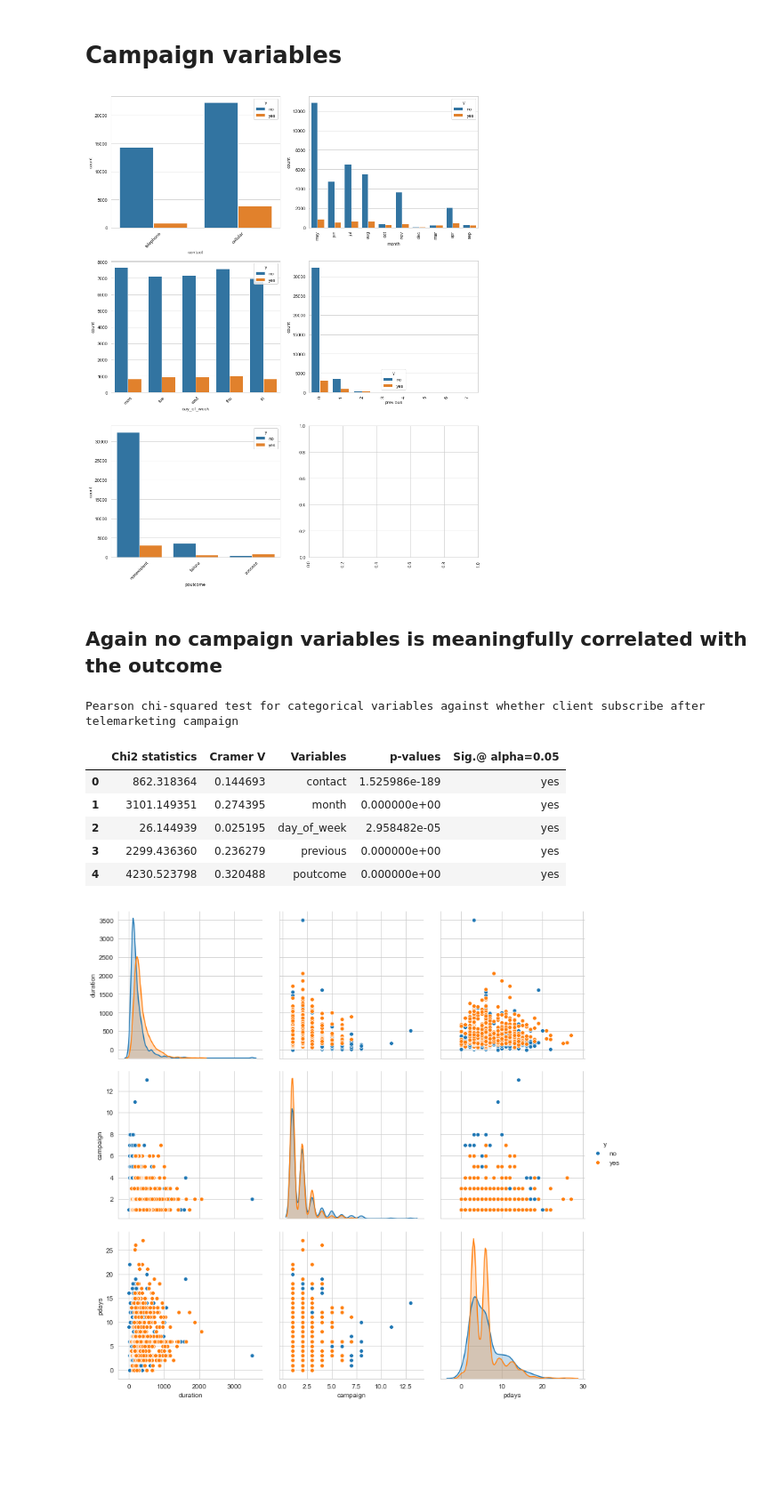
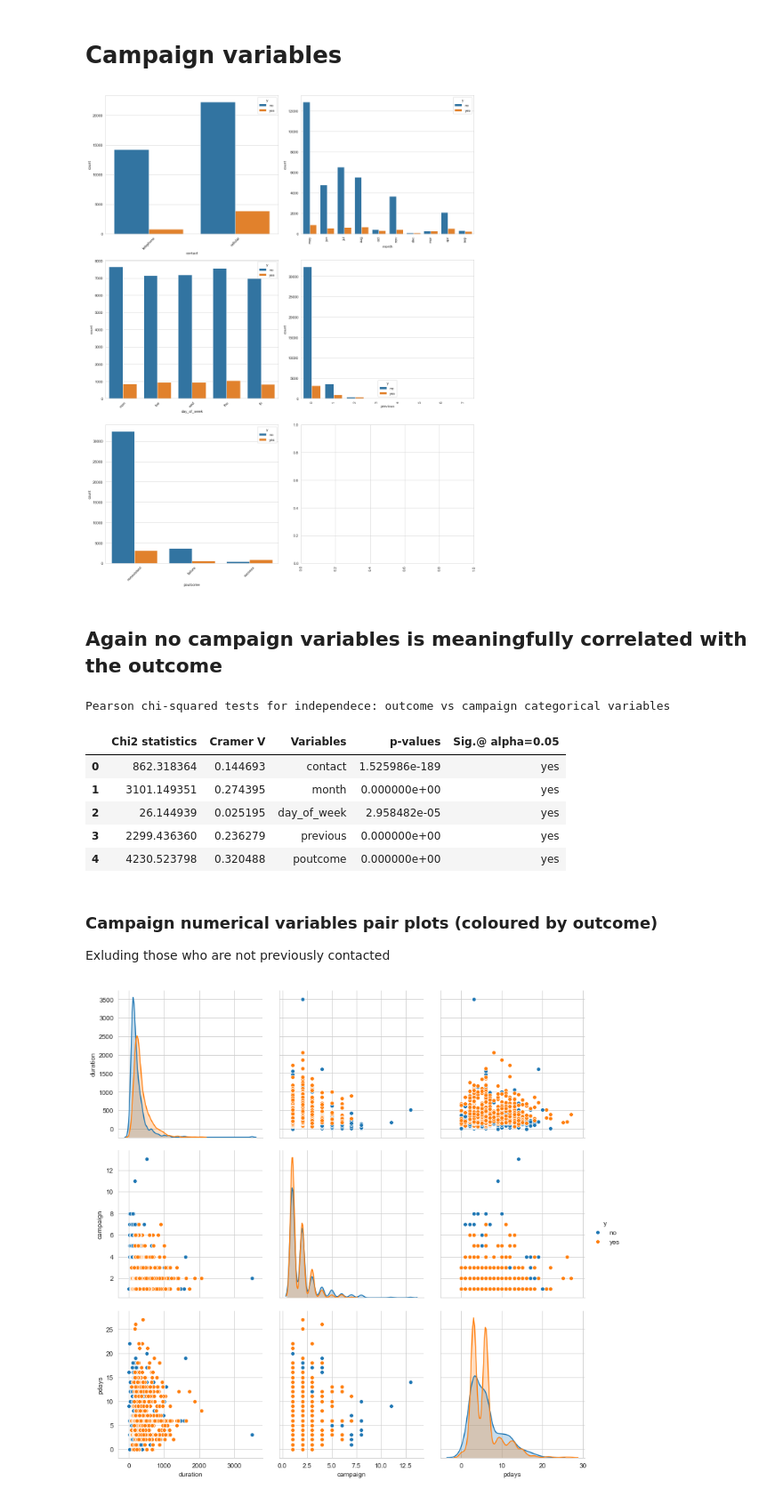
Before and after one commit to manhnguyen48/bank-marketing, a Jupyter notebook: bank_marketing.ipynb, the cells around one changed output. Shown at 89% size. Drawn from its saved outputs; the diff is of its cells as text; code cells hidden in the pictures; blank space fills up the shorter version.

```diff
--- a/bank_marketing.ipynb
+++ b/bank_marketing.ipynb
@@ -303,24 +298,28 @@ The cohen effect size in terms of age difference between outcome is 0.096
 # %%
 num_campaign =  ['duration', 'campaign', 'pdays']
 cat_campaign = [col for col in campaigns.columns if col != 'y' and col not in num_campaign]
-cat_summary(campaigns, cat_campaign, 'y',12)
+cat_summary(campaigns, cat_campaign, 'y',15)
 # %% [output]
-[figure, old version]
+[figure, new version]
 # %% [markdown]
 ## Again no campaign variables is meaningfully correlated with the outcome
 # %%
 results_2 = multi_chi2_tests(campaigns, cat_campaign, 'y', 0.05)
 
-print('Pearson chi-squared test for categorical variables against whether client subscribe after telemarketing campaign')
+print('Pearson chi-squared tests for independece: outcome vs campaign categorical variables')
 results_2
 # %% [output]
-Pearson chi-squared test for categorical variables against whether client subscribe after telemarketing campaign
+Pearson chi-squared tests for independece: outcome vs campaign categorical variables
 |  | Chi2 statistics | Cramer V | Variables | p-values | Sig.@ alpha=0.05 |
 | 0 | 862.318364 | 0.144693 | contact | 1.525986e-189 | yes |
 | 1 | 3101.149351 | 0.274395 | month | 0.000000e+00 | yes |
 | 2 | 26.144939 | 0.025195 | day_of_week | 2.958482e-05 | yes |
 | 3 | 2299.436360 | 0.236279 | previous | 0.000000e+00 | yes |
 | 4 | 4230.523798 | 0.320488 | poutcome | 0.000000e+00 | yes |
+# %% [markdown]
+<h3>Campaign numerical variables pair plots (coloured by outcome)</h3>
+
+Exluding those who are not previously contacted
 # %%
 # plt.figure(figsize=(20,20))
 # numcol=[col for col in campaigns.columns if col not in cat_campaign]
```
Also changed, not shown: parts of 11 cells of this notebook.
